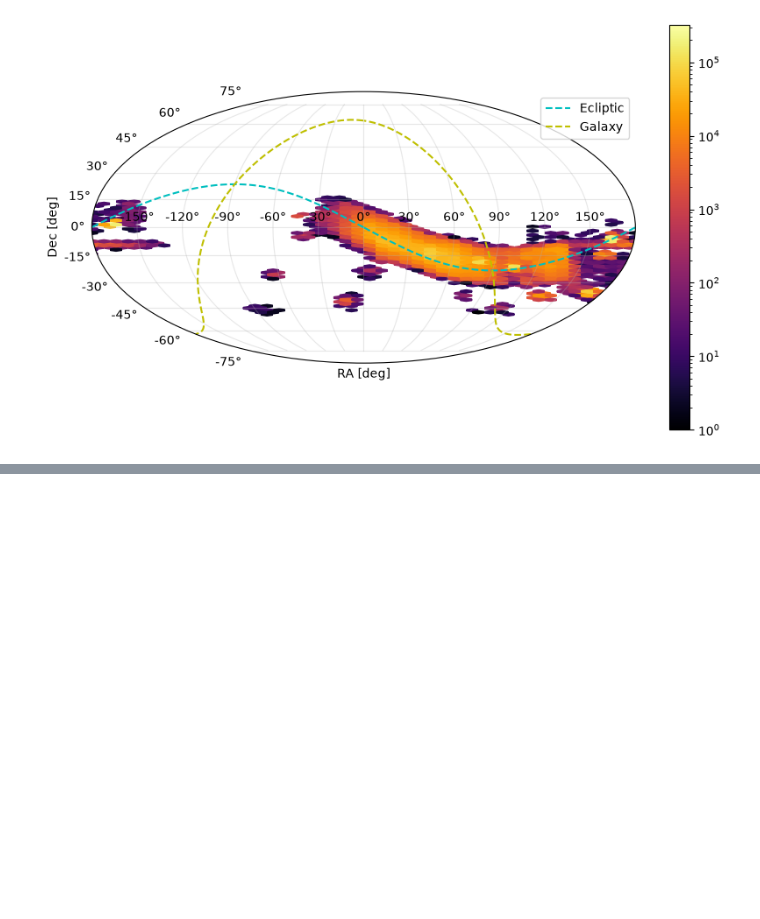
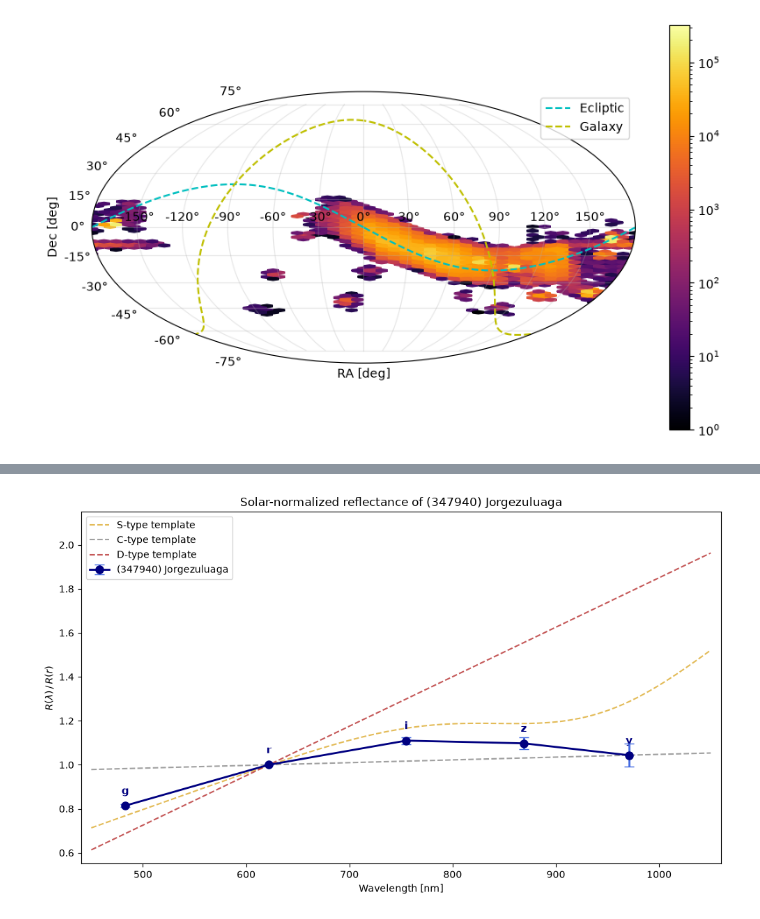
Before and after one commit to bernardinelli/medellin_workshop_solarsystem, a Jupyter notebook: zuluaga_dev/dev_data.ipynb, the cells around one changed output, grey strips where cells are left out. Saved outputs shown, nothing was run; the diff lists cells and outputs as text; code cells hidden in the pictures; blank space fills up the shorter version.

Commit message:
feat: add asteroid rotation analysis tools, notebooks, and JPL SBDB data queries

```diff
--- a/zuluaga_dev/dev_data.ipynb
+++ b/zuluaga_dev/dev_data.ipynb
@@ -157,0 +122,12 @@ df
+# %%
+wavelengths = {'Lg': 483, 'Lr': 622, 'Li': 755, 'Lz': 869, 'Ly': 971}
+solar_color = {'Lg': 0.45, 'Lr': 0.00, 'Li': -0.12, 'Lz': -0.16, 'Ly': -0.18}
+band_colors = {'Lg': '#2ca02c', 'Lr': '#d62728', 'Li': '#ff7f0e', 'Lz': '#8c564b', 'Ly': '#e377c2'}
+order = ['Lg', 'Lr', 'Li', 'Lz', 'Ly']
+short = {'Lg': 'g', 'Lr': 'r', 'Li': 'i', 'Lz': 'z', 'Ly': 'y'}
+
+def wmean(m, s):
+    m = np.asarray(m, float)
+    s = np.asarray(s, float)
+    w = 1.0 / s**2
+    return np.sum(w * m) / np.sum(w), 1.0 / np.sqrt(np.sum(w))
@@ -157,0 +161,69 @@ df
+# %%
+table = pq.read_table(
+    "data/obs_sbn_X05_full.parquet",
+    columns=['permid','provid','obstime','ra','dec','mag','band','trkid','rmsmag'],
+    filters=[("permid", "==", "347940")],
+)
+df_obj = table.to_pandas()
+
+df_obj['obstime'] = pd.to_datetime(df_obj['obstime'])
+df_obj['mag'] = pd.to_numeric(df_obj['mag'], errors='coerce')
+df_obj['rmsmag'] = pd.to_numeric(df_obj['rmsmag'], errors='coerce').fillna(0.05)
+df_obj = df_obj.dropna(subset=['mag', 'band', 'obstime']).sort_values('obstime').reset_index(drop=True)
+df_obj['night'] = df_obj['obstime'].dt.floor('D')
+
+# Same-night colors relative to Lr. Drop rmsmag > 0.08 (two Ly and one Lr).
+good = df_obj[df_obj['rmsmag'] <= 0.08]
+color_samples = {b: [] for b in order if b != 'Lr'}
+for _, g in good.groupby('night'):
+    gr = g[g.band == 'Lr']
+    if len(gr) == 0: continue
+    mr, sr = wmean(gr['mag'], gr['rmsmag'])
+    for b in color_samples:
+        sub = g[g.band == b]
+        if len(sub) == 0: continue
+        mb, sb = wmean(sub['mag'], sub['rmsmag'])
+        color_samples[b].append((mb - mr, np.sqrt(sb**2 + sr**2)))
+
+spec = [('Lr', wavelengths['Lr'], 1.0, 0.0)]
+offsets = {'Lr': 0.0}
+for b, samples in color_samples.items():
+    cols = np.array([s[0] for s in samples])
+    errs = np.array([s[1] for s in samples])
+    cmean, cerr = wmean(cols, errs)
+    excess = cmean - solar_color[b]
+    refl = 10.0 ** (-0.4 * excess)
+    refl_err = refl * 0.4 * np.log(10.0) * cerr
+    spec.append((b, wavelengths[b], refl, refl_err))
+    offsets[b] = cmean
+    print(f'{b}: (m-mr) = {cmean:.3f} ± {cerr:.3f}   R = {refl:.3f} ± {refl_err:.3f}   nights = {len(samples)}')
+spec = sorted(spec, key=lambda x: x[1])
+
+fig, ax = plt.subplots(figsize=(10, 6))
+w = np.linspace(450, 1050, 200)
+
+# Template spectra
+ax.plot(w, 1.0 + 0.5 * (w - 622) / 300.0 - 0.3 * np.exp(-((w - 950) / 150.0) ** 2),
+        '--', color='goldenrod', alpha=0.75, label='S-type template')
+ax.plot(w, 1.0 + 0.05 * (w - 622) / 400.0, '--', color='gray', alpha=0.75, label='C-type template')
+ax.plot(w, 1.0 + 0.9 * (w - 622) / 400.0, '--', color='firebrick', alpha=0.75, label='D-type template')
+
+# Asteroid spectrum
+ax.errorbar([s[1] for s in spec], [s[2] for s in spec], yerr=[s[3] for s in spec],
+            fmt='o-', color='navy', ecolor='royalblue', elinewidth=2, capsize=5,
+            markersize=8, linewidth=2, zorder=5, label='(347940) Jorgezuluaga')
+
+for b, wl, refl, err in spec:
+    ax.annotate(short[b], (wl, refl), textcoords='offset points', xytext=(0, 12),
+                ha='center', fontsize=11, fontweight='bold', color='navy')
+
+#ax.axhline(1.0, color='0.5', lw=0.8, zorder=0)
+ax.set_title('Solar-normalized reflectance of (347940) Jorgezuluaga')
+ax.set_xlabel('Wavelength [nm]')
+ax.set_ylabel(r'$R(\lambda)\,/\,R(r)$')
+ax.set_xlim(440, 1060)
+ax.set_ylim(0.55, 2.15)
+ax.legend(frameon=True, loc='upper left')
+fig.tight_layout()
+fig.savefig(fig_dir + 'jorgezuluaga_spectrum.png', dpi=150)
+# %% [output]
@@ -157,0 +234 @@ df
+[figure, added]
```
Also changed, not shown: parts of 29 cells of this notebook, 7 other files.
